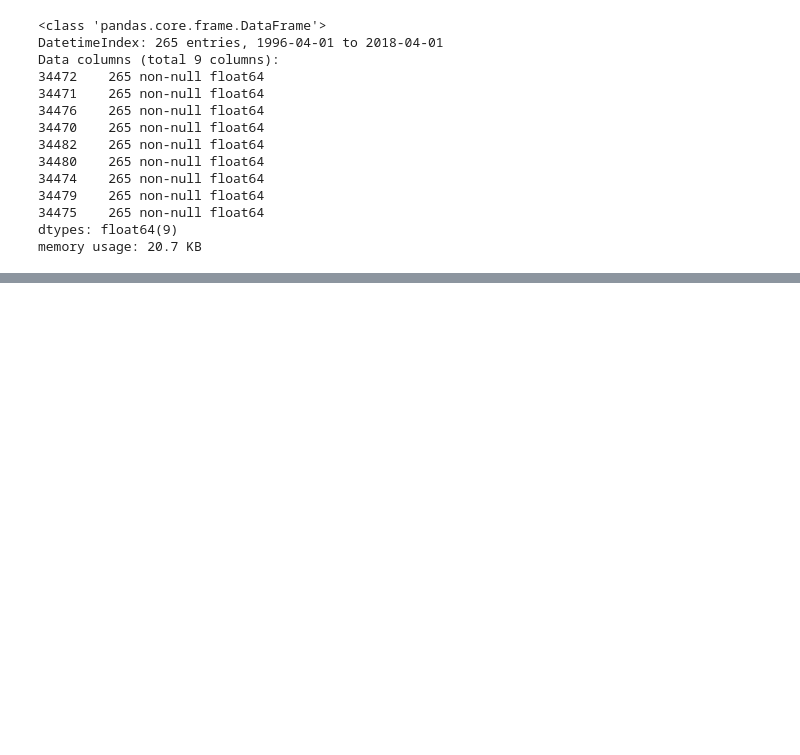
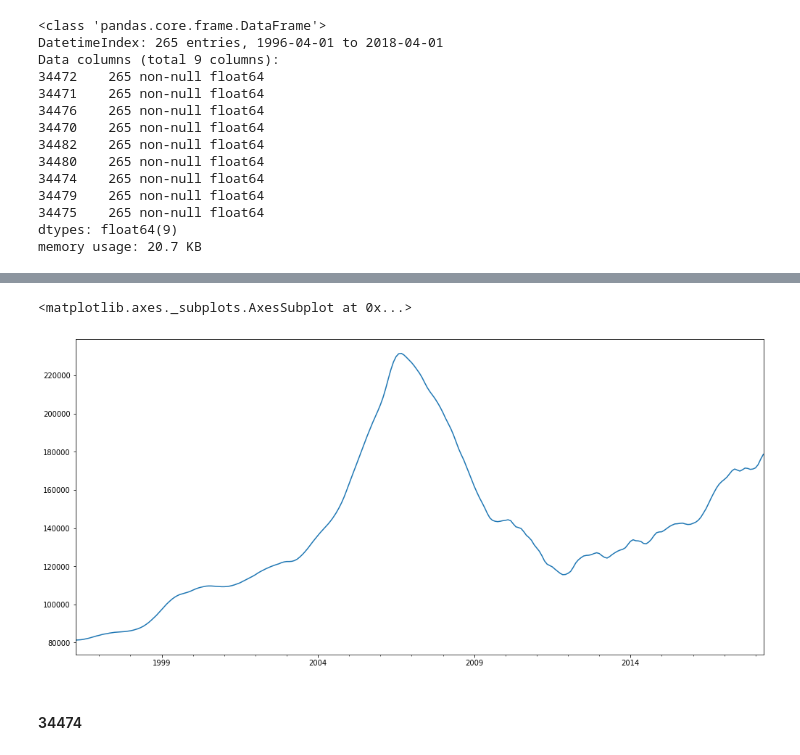
Before and after one commit to ksis1st/Zillow_TimeSeries_Prediction, a Jupyter notebook: Zillow_Ocala_ZIPCODE.ipynb, the cells around one changed output, grey strips where cells are left out. Cells and saved outputs as stored; diff of their text form; code cells hidden in the pictures; blank space fills up the shorter version.

```diff
--- a/Zillow_Ocala_ZIPCODE.ipynb
+++ b/Zillow_Ocala_ZIPCODE.ipynb
@@ -483,0 +573,7 @@ df_Ocala.columns = df_Ocala.columns.astype(str)
+# %%
+df_Ocala['34471'].plot(figsize=(17,8))
+# %% [output]
+<matplotlib.axes._subplots.AxesSubplot at 0x...>
+[figure, added]
+# %% [markdown]
+#### 34474
```
Also changed, not shown: parts of 67 cells of this notebook, 1 other file.
